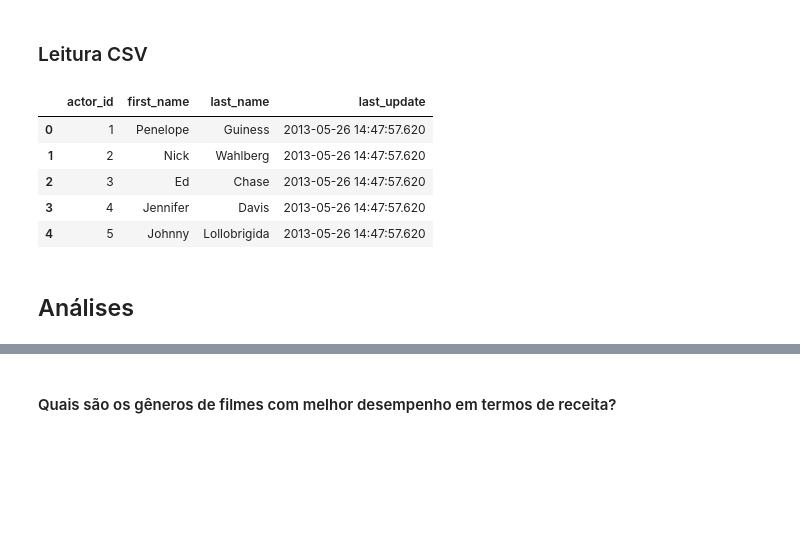
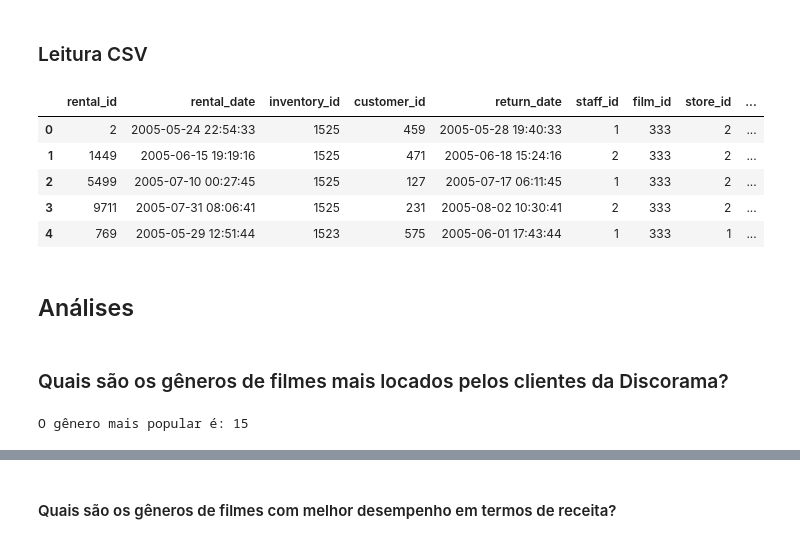
Before and after one commit to AureliaCovre/PROJETO_FILMFRAME, a Jupyter notebook: 3_analises/3 - Análises e resultados.ipynb, the cells around one changed output, grey strips where cells are left out. Cells and saved outputs as stored; diff of their text form; code cells hidden in the pictures; blank space fills up the shorter version.

```diff
--- a/3_analises/3 - Análises e resultados.ipynb
+++ b/3_analises/3 - Análises e resultados.ipynb
@@ -20,15 +21,6 @@ film_actor = pd.read_csv("film_actor.csv")
 film_category = pd.read_csv("film_category.csv")
 category = pd.read_csv("category.csv")
 actor = pd.read_csv("actor.csv")
-# %%
-actor.head()
-# %% [output]
-|  | actor_id | first_name | last_name | last_update |
-| 0 | 1 | Penelope | Guiness | 2013-05-26 14:47:57.620 |
-| 1 | 2 | Nick | Wahlberg | 2013-05-26 14:47:57.620 |
-| 2 | 3 | Ed | Chase | 2013-05-26 14:47:57.620 |
-| 3 | 4 | Jennifer | Davis | 2013-05-26 14:47:57.620 |
-| 4 | 5 | Johnny | Lollobrigida | 2013-05-26 14:47:57.620 |
 # %%
 # Dropando a coluna "last_update"
 film = film.drop(columns='last_update')
@@ -38,5 +30,27 @@ category = category.drop(columns='last_update')
 actor = actor.drop(columns='last_update')
 # %%
 #actor = actor.drop(columns='last_update')
+# %%
+alugueis.head()
+# %% [output]
+|  | rental_id | rental_date | inventory_id | customer_id | return_date | staff_id | film_id | store_id | ... |
+| 0 | 2 | 2005-05-24 22:54:33 | 1525 | 459 | 2005-05-28 19:40:33 | 1 | 333 | 2 | ... |
+| 1 | 1449 | 2005-06-15 19:19:16 | 1525 | 471 | 2005-06-18 15:24:16 | 2 | 333 | 2 | ... |
+| 2 | 5499 | 2005-07-10 00:27:45 | 1525 | 127 | 2005-07-17 06:11:45 | 1 | 333 | 2 | ... |
+| 3 | 9711 | 2005-07-31 08:06:41 | 1525 | 231 | 2005-08-02 10:30:41 | 2 | 333 | 2 | ... |
+| 4 | 769 | 2005-05-29 12:51:44 | 1523 | 575 | 2005-06-01 17:43:44 | 1 | 333 | 1 | ... |
 # %% [markdown]
 ## Análises
+# %% [markdown]
+### Quais são os gêneros de filmes mais locados pelos clientes da Discorama?
+# %%
+# Agrupar os aluguéis por gênero e contar quantas vezes cada gênero aparece
+genero = alugueis.groupby('category_id')['rental_id'].count()
+
+# Encontrar o gênero mais popular (aquele com a contagem mais alta)
+genero_mais_popular = genero.idxmax()
+
+# Mostrar o gênero mais popular
+print("O gênero mais popular é:", genero_mais_popular)
+# %% [output]
+O gênero mais popular é: 15
```
Also changed, not shown: parts of 14 cells of this notebook.
